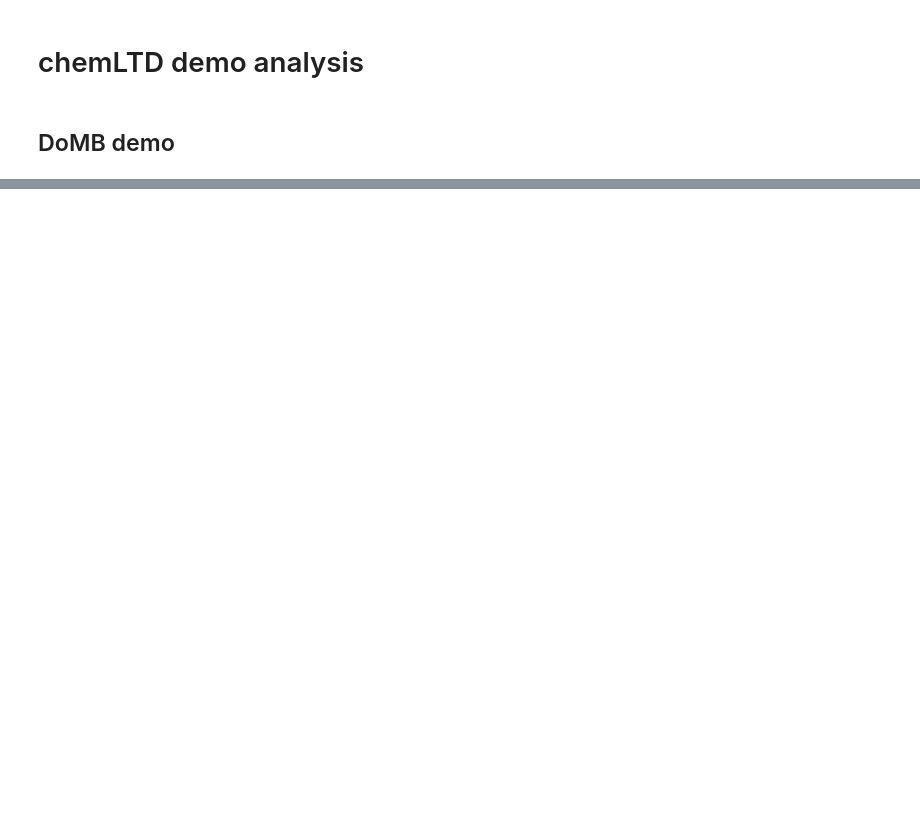
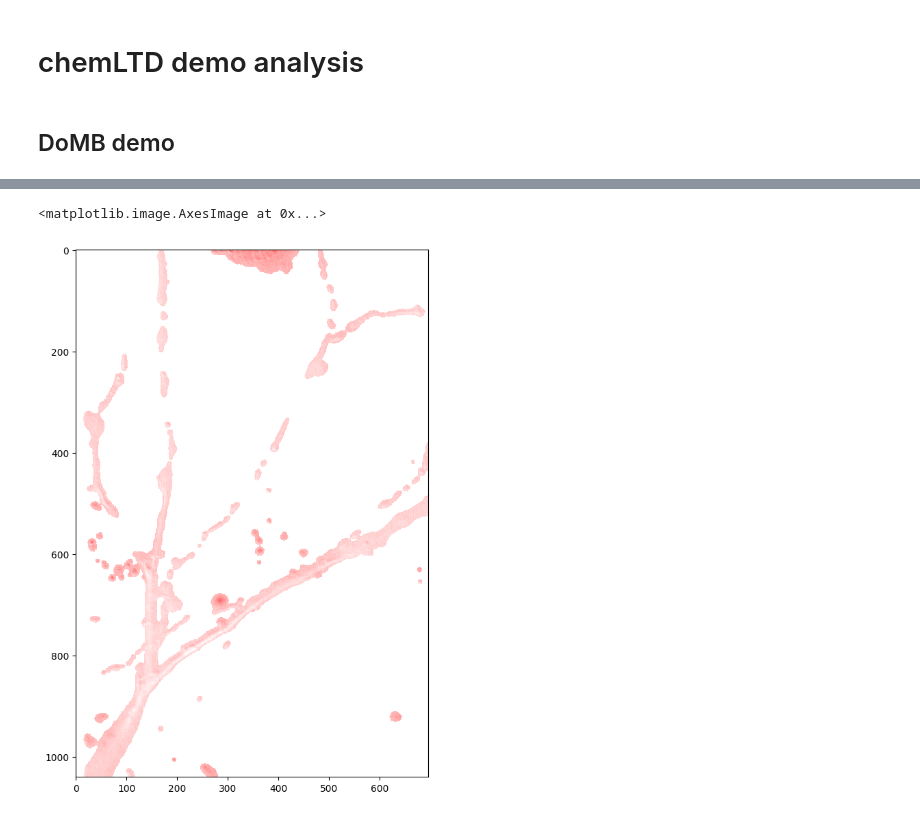
Before and after one commit to wisstock/LTData, a Jupyter notebook: demo.ipynb, the cells around one changed output, grey strips where cells are left out. Cells and saved outputs as stored; diff of their text form; code cells hidden in the pictures; blank space fills up the shorter version.

```diff
--- a/demo.ipynb
+++ b/demo.ipynb
@@ -380,0 +64,25 @@ print(prof_arr.shape)
+# %%
+a = 0.144
+b = 0.1292
+c = 0.2458
+d = 0.8506
+abcd = [a, b, c, d]
+
+G = 15.925
+
+reg_FRET = Eapp(dd_img=reg.ch0_img,
+                da_img=reg.ch1_img,
+                ad_img=reg.ch2_img,
+                aa_img=reg.ch3_img,
+                abcd_list=abcd, G_val=G)
+# %%
+from domb.util.plot import CMaps
+
+FRET_frame = reg_FRET.R_img[30]
+
+plt.figure(figsize=(10,10))
+plt.imshow(ma.masked_where(~reg.proc_mask, FRET_frame),
+           cmap='bwr', vmin=-np.max(np.abs(FRET_frame)), vmax=np.max(np.abs(FRET_frame)))
+# %% [output]
+<matplotlib.image.AxesImage at 0x...>
+[figure, added]
```
Also changed, not shown: parts of 27 cells of this notebook, 1 other file.
